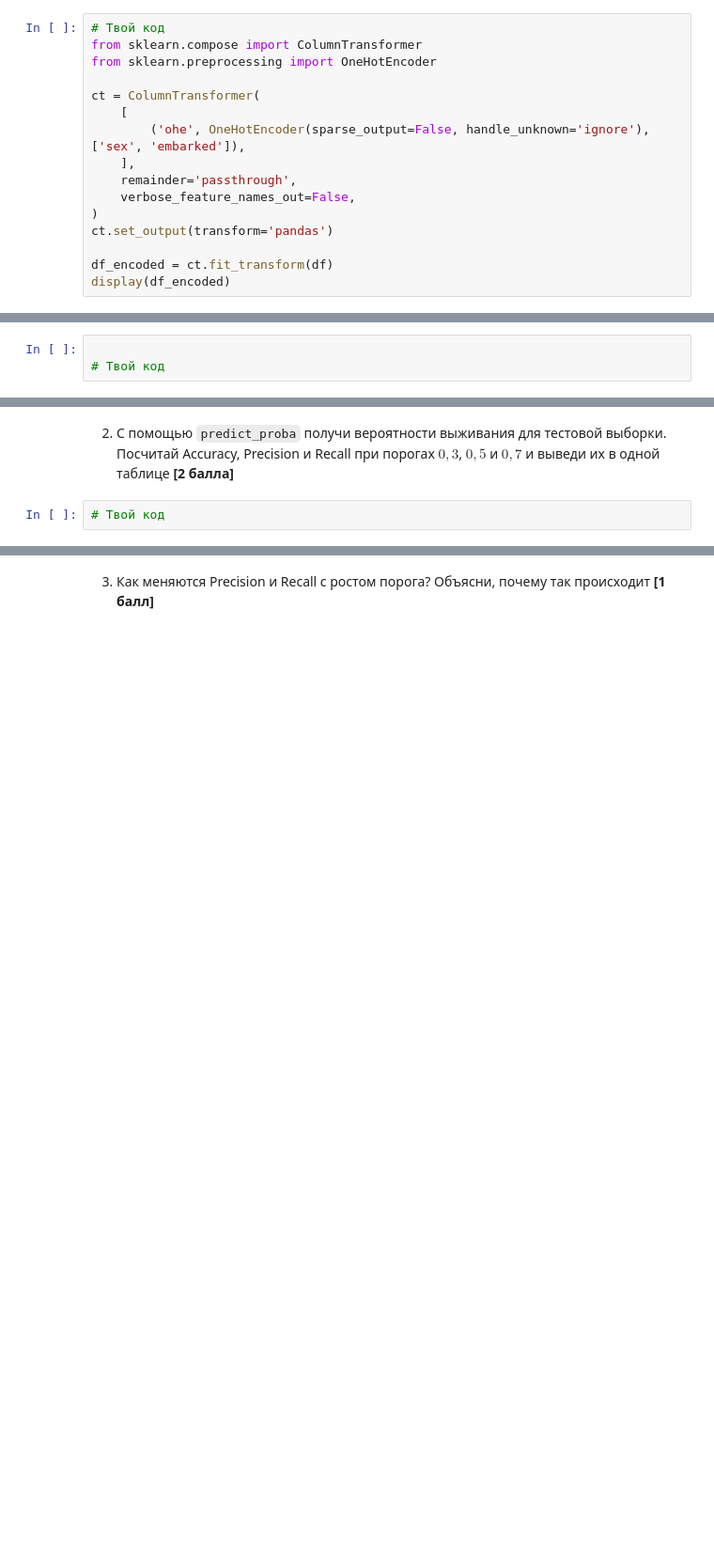
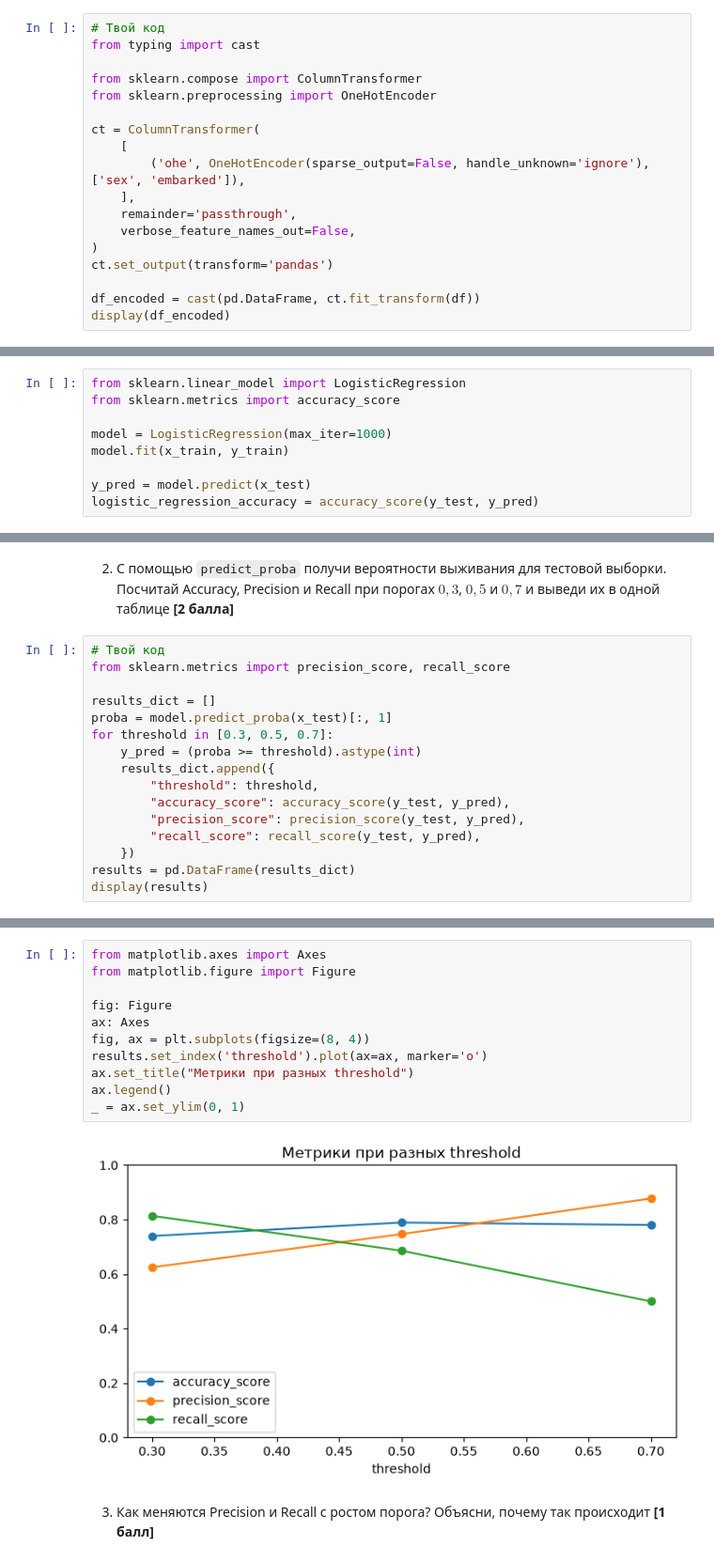
Before and after one commit to pxc1984/competitive-py, a Jupyter notebook: ai/коллоквиум_1.ipynb, the cells around one changed output, grey strips where cells are left out. Shown at 94% size. Cells and saved outputs as stored; diff of their text form; blank space fills up the shorter version.

```diff
--- a/ai/коллоквиум_1.ipynb
+++ b/ai/коллоквиум_1.ipynb
@@ -115,6 +116,8 @@ embarked почти целиком заполнен, так что вне зав
 3. Закодируй категориальные признаки `sex` и `embarked` с помощью One-Hot Encoding **[0,5 балла]**
 # %%
 # Твой код
+from typing import cast
+
 from sklearn.compose import ColumnTransformer
 from sklearn.preprocessing import OneHotEncoder
 
@@ -127,7 +130,7 @@ ct = ColumnTransformer(
 )
 ct.set_output(transform='pandas')
 
-df_encoded = ct.fit_transform(df)
+df_encoded = cast(pd.DataFrame, ct.fit_transform(df))
 display(df_encoded)
 # %% [output]
 |  | sex_female | sex_male | embarked_C | embarked_Q | embarked_S | survived | pclass | age | sibsp | ... |
@@ -157,5 +174,11 @@ random_state = 42
 # %% [markdown]
 1. Обучи логистическую регрессию `LogisticRegression(max_iter=1000)` на обучающей выборке и посчитай Accuracy на тестовой. Сравни её с константной моделью, которая всем предсказывает самый частый класс обучающей выборки **[1 балл]**
 # %%
+from sklearn.linear_model import LogisticRegression
+from sklearn.metrics import accuracy_score
 
-# Твой код
+model = LogisticRegression(max_iter=1000)
+model.fit(x_train, y_train)
+
+y_pred = model.predict(x_test)
+logistic_regression_accuracy = accuracy_score(y_test, y_pred)
@@ -163,3 +192,17 @@ random_state = 42
 2. С помощью `predict_proba` получи вероятности выживания для тестовой выборки. Посчитай Accuracy, Precision и Recall при порогах $0{,}3$, $0{,}5$ и $0{,}7$ и выведи их в одной таблице **[2 балла]**
 # %%
 # Твой код
+from sklearn.metrics import precision_score, recall_score
+
+results_dict = []
+proba = model.predict_proba(x_test)[:, 1]
+for threshold in [0.3, 0.5, 0.7]:
+    y_pred = (proba >= threshold).astype(int)
+    results_dict.append({
+        "threshold": threshold,
+        "accuracy_score": accuracy_score(y_test, y_pred),
+        "precision_score": precision_score(y_test, y_pred),
+        "recall_score": recall_score(y_test, y_pred),
+    })
+results = pd.DataFrame(results_dict)
+display(results)
@@ -166,3 +214,16 @@ random_state = 42
+# %%
+from matplotlib.axes import Axes
+from matplotlib.figure import Figure
+
+fig: Figure
+ax: Axes
+fig, ax = plt.subplots(figsize=(8, 4))
+results.set_index('threshold').plot(ax=ax, marker='o')
+ax.set_title("Метрики при разных threshold")
+ax.legend()
+_ = ax.set_ylim(0, 1)
+# %% [output]
+[figure, added]
 # %% [markdown]
 3. Как меняются Precision и Recall с ростом порога? Объясни, почему так происходит **[1 балл]**
 # %% [markdown]
```
Also changed, not shown: parts of 10 cells of this notebook.
